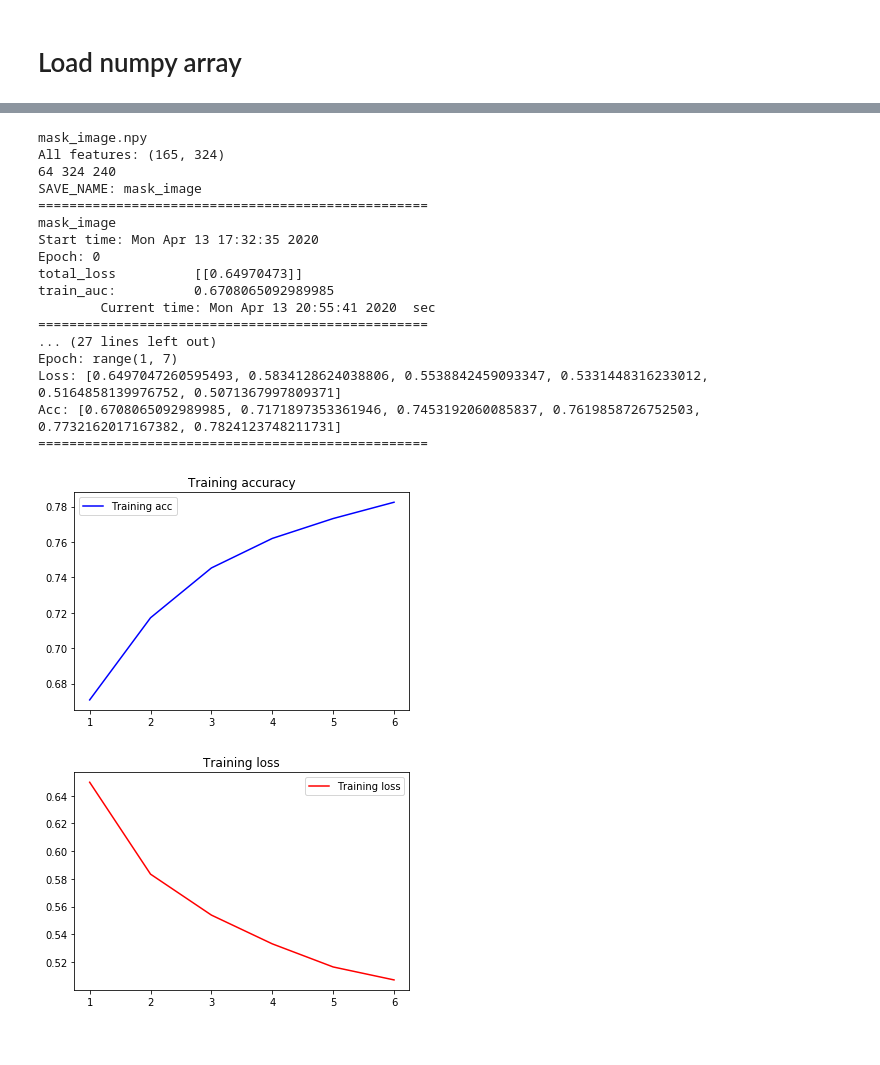
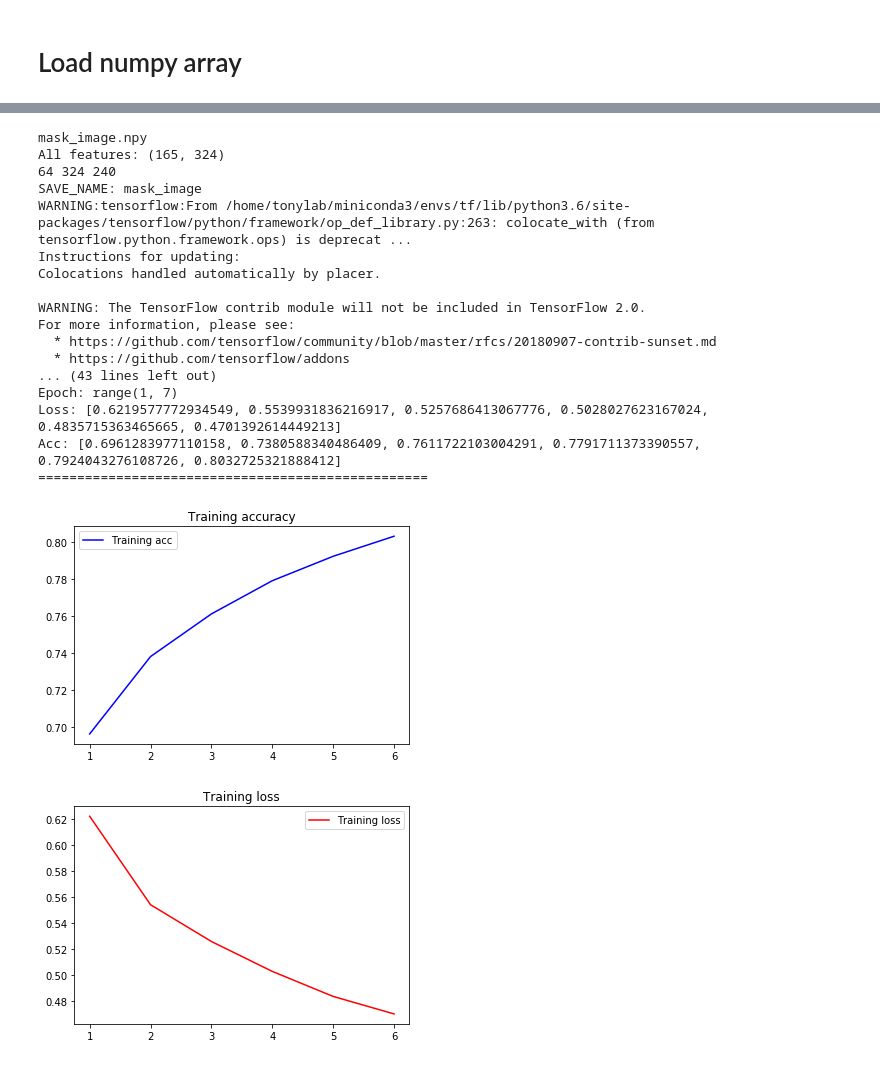
Before and after one commit to arrowill74/MRMinside, a Jupyter notebook: MRM-Mask1ft.ipynb, the cells around one changed output, grey strips where cells are left out. Drawn from its saved outputs; the diff is of its cells as text; code cells hidden in the pictures.

```diff
--- a/MRM-Mask1ft.ipynb
+++ b/MRM-Mask1ft.ipynb
@@ -428,10 +428,10 @@ for ft in ft_ls:
                 0.01 * tf.reduce_sum(tf.multiply(wu, wu)),
                 0.01 * tf.reduce_sum(tf.multiply(wy, wy)),
                 0.01 * tf.reduce_sum(tf.multiply(wa, wa)),
-                0.01 * tf.reduce_sum(tf.multiply(wv,wv)),
+                0.001 * tf.reduce_sum(tf.multiply(wv,wv)),
 
                 0.001 * tf.reduce_sum(tf.multiply(beta,beta)),
-                0.01 * tf.reduce_sum(tf.multiply(embedding,embedding))
+                0.001 * tf.reduce_sum(tf.multiply(embedding,embedding))
               ])
 
     loss = l2_norm - tf.log(tf.sigmoid(xuij)) # objective funtion
@@ -440,44 +440,44 @@ for ft in ft_ls:
 
     loss_acc_list = training(SAVE_NAME)
 
     # training history
     epochs = range(1, len(loss_acc_list) + 1)
     print('Epoch:', epochs)
     loss = [ls[0].tolist()[0][0] for ls in loss_acc_list]
     print('Loss:', loss)
     acc = [ls[1] for ls in loss_acc_list]
     print('Acc:', acc)
     print('==================================================')
 
     plt.figure()
     plt.plot(epochs, acc, 'b', label='Training acc')
     plt.title('Training accuracy')
     plt.legend()
     plt.show()
 
     plt.figure()
     plt.plot(epochs, loss, 'r', label='Training loss')
     plt.title('Training loss')
     plt.legend()
     plt.show()
 #     print('==================================================')
 # %% [output]
 mask_image.npy
 All features: (165, 324)
 64 324 240
 SAVE_NAME: mask_image
+WARNING:tensorflow:From /home/tonylab/miniconda3/envs/tf/lib/python3.6/site-packages/tensorflow/python/framework/op_def_library.py:263: colocate_with (from tensorflow.python.framework.ops) is deprecat ...
+Instructions for updating:
+Colocations handled automatically by placer.
+
+WARNING: The TensorFlow contrib module will not be included in TensorFlow 2.0.
+For more information, please see:
+  * https://github.com/tensorflow/community/blob/master/rfcs/20180907-contrib-sunset.md
+  * https://github.com/tensorflow/addons
+... (43 lines left out)
+Epoch: range(1, 7)
+Loss: [0.6219577772934549, 0.5539931836216917, 0.5257686413067776, 0.5028027623167024, 0.4835715363465665, 0.4701392614449213]
+Acc: [0.6961283977110158, 0.7380588340486409, 0.7611722103004291, 0.7791711373390557, 0.7924043276108726, 0.8032725321888412]
 ==================================================
-mask_image
-Start time: Mon Apr 13 17:32:35 2020
-Epoch: 0
-total_loss          [[0.64970473]]
-train_auc:          0.6708065092989985
-        Current time: Mon Apr 13 20:55:41 2020  sec
-==================================================
-... (27 lines left out)
-Epoch: range(1, 7)
-Loss: [0.6497047260595493, 0.5834128624038806, 0.5538842459093347, 0.5331448316233012, 0.5164858139976752, 0.5071367997809371]
-Acc: [0.6708065092989985, 0.7171897353361946, 0.7453192060085837, 0.7619858726752503, 0.7732162017167382, 0.7824123748211731]
-==================================================
-[figure, old version]
+[figure, new version]
-[figure, old version]
+[figure, new version]
```
Also changed, not shown: parts of 2 cells of this notebook, 4 other files.
